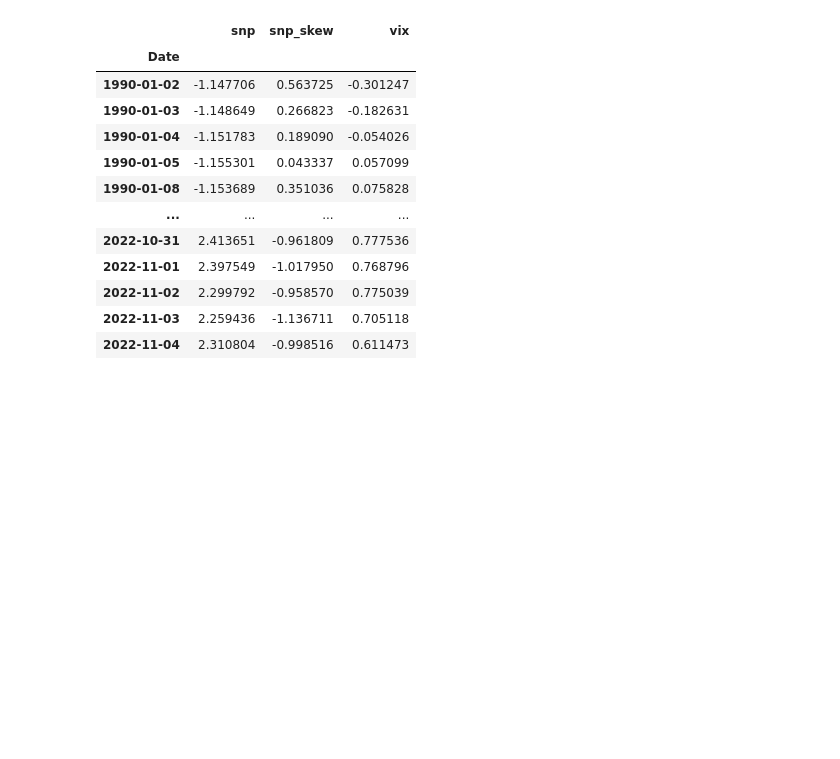
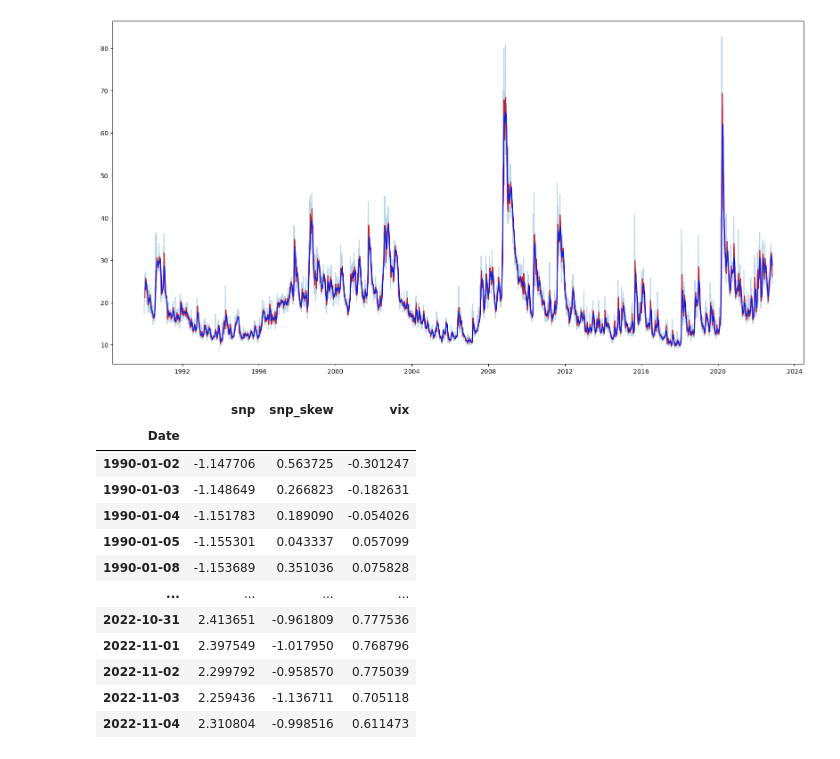
Before and after one commit to MalrangQuant/DAR-Strategy-Study, a Jupyter notebook: Index_strategy.ipynb, the cells around one changed output. Saved outputs shown, nothing was run; the diff lists cells and outputs as text; code cells hidden in the pictures; blank space fills up the shorter version.

```diff
--- a/Index_strategy.ipynb
+++ b/Index_strategy.ipynb
@@ -24,3 +58,11 @@ Name: Adj Close, dtype: float64
+# %%
+plt.figure(figsize=(20, 10), facecolor='w')
+plt.plot(tb.SMA(vix, timeperiod=10), c='r')
+plt.plot(tb.SMA(vix, timeperiod=20), c='b')
+plt.plot(vix, alpha=0.3)
+plt.show()
+# %% [output]
+[figure, added]
 # %%
 from sklearn.preprocessing import StandardScaler
 scaler = StandardScaler()
```
Also changed, not shown: parts of 6 cells of this notebook, 13 other files.
